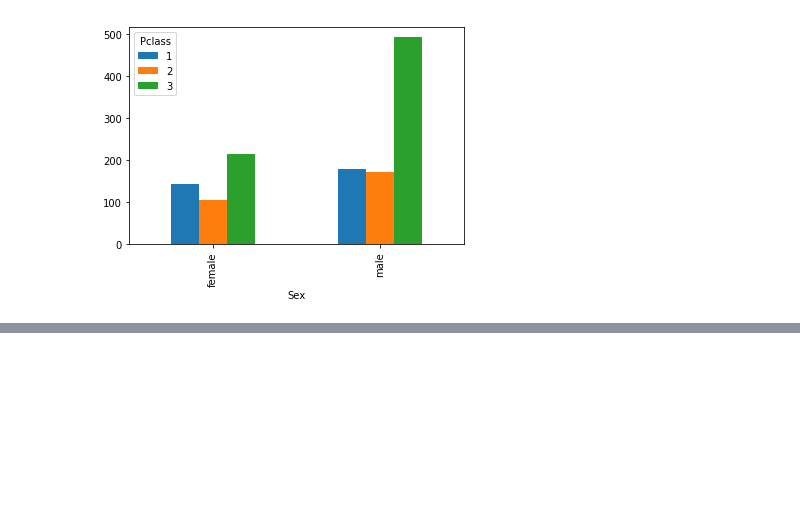
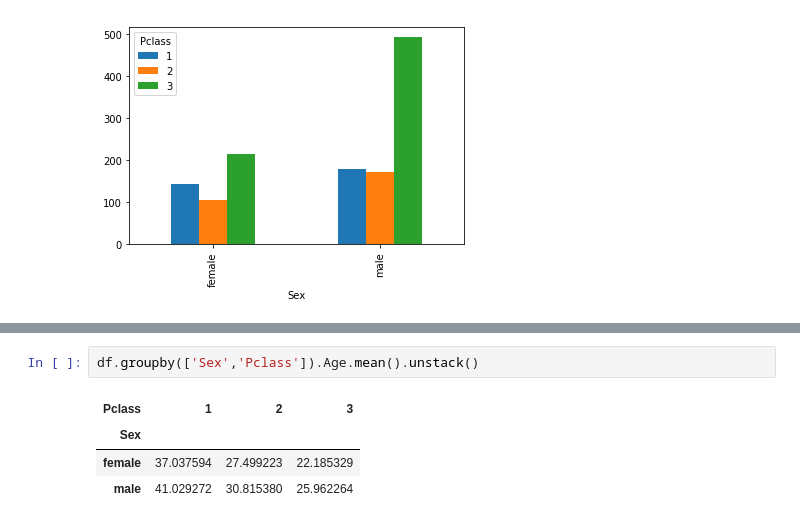
Before and after one commit to sgrosu/titanic, a Jupyter notebook: notebooks/2.0exploring-processing.ipynb, the cells around one changed output, grey strips where cells are left out. Drawn from its saved outputs; the diff is of its cells as text; blank space fills up the shorter version.

```diff
--- a/notebooks/2.0exploring-processing.ipynb
+++ b/notebooks/2.0exploring-processing.ipynb
@@ -372,0 +381,7 @@ pd.crosstab(df.Sex,df.Pclass).plot(kind='bar')
+# %%
+df.groupby(['Sex','Pclass']).Age.mean().unstack()
+# %% [output]
+| Pclass | 1 | 2 | 3 |
+| Sex |  |  |  |
+| female | 37.037594 | 27.499223 | 22.185329 |
+| male | 41.029272 | 30.815380 | 25.962264 |
```
Also changed, not shown: parts of 2 cells of this notebook.
